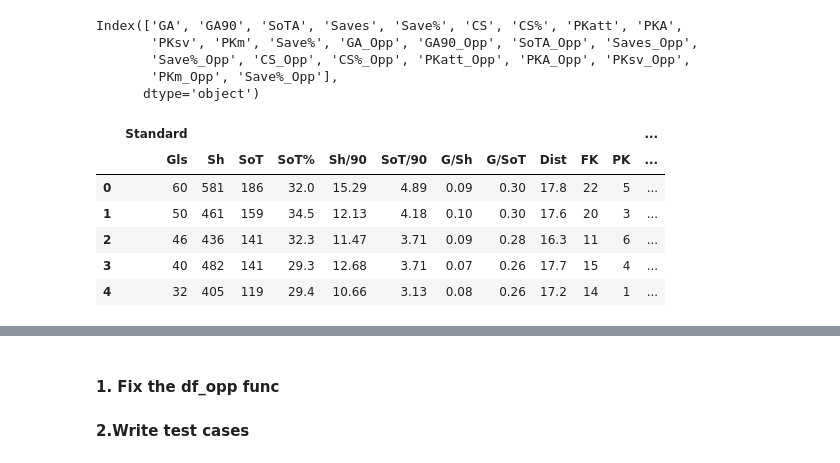
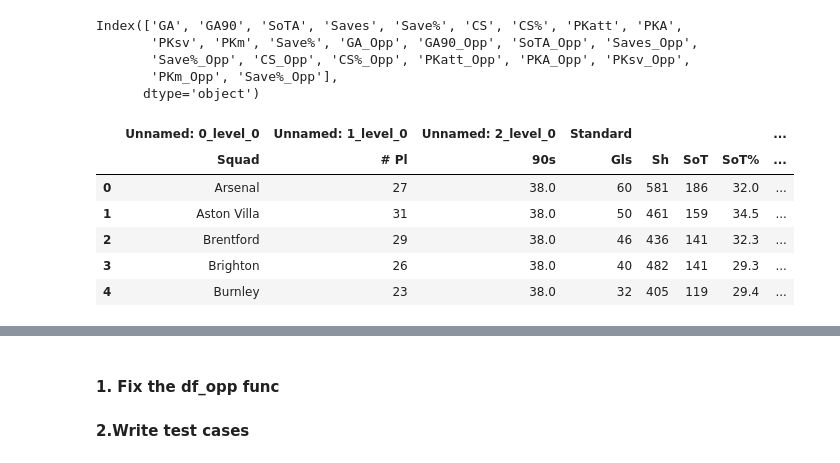
Before and after one commit to p13kara33/FootballData, a Jupyter notebook: footballdata/test_fbref.ipynb, the cells around one changed output, grey strips where cells are left out. Saved outputs shown, nothing was run; the diff lists cells and outputs as text; code cells hidden in the pictures.

```diff
--- a/footballdata/test_fbref.ipynb
+++ b/footballdata/test_fbref.ipynb
@@ -64,16 +64,16 @@ Index(['GA', 'GA90', 'SoTA', 'Saves', 'Save%', 'CS', 'CS%', 'PKatt', 'PKA',
        'PKm_Opp', 'Save%_Opp'],
       dtype='object')
 # %%
-df = my_list[8][["Standard", "Expected"]]
+df = my_list[8].copy()
 df.head()
 # %% [output]
-|  | Standard |  |  |  |  |  |  |  |  |  |  | ... |
-|  | Gls | Sh | SoT | SoT% | Sh/90 | SoT/90 | G/Sh | G/SoT | Dist | FK | PK | ... |
-| 0 | 60 | 581 | 186 | 32.0 | 15.29 | 4.89 | 0.09 | 0.30 | 17.8 | 22 | 5 | ... |
-| 1 | 50 | 461 | 159 | 34.5 | 12.13 | 4.18 | 0.10 | 0.30 | 17.6 | 20 | 3 | ... |
-| 2 | 46 | 436 | 141 | 32.3 | 11.47 | 3.71 | 0.09 | 0.28 | 16.3 | 11 | 6 | ... |
-| 3 | 40 | 482 | 141 | 29.3 | 12.68 | 3.71 | 0.07 | 0.26 | 17.7 | 15 | 4 | ... |
-| 4 | 32 | 405 | 119 | 29.4 | 10.66 | 3.13 | 0.08 | 0.26 | 17.2 | 14 | 1 | ... |
+|  | Unnamed: 0_level_0 | Unnamed: 1_level_0 | Unnamed: 2_level_0 | Standard |  |  |  | ... |
+|  | Squad | # Pl | 90s | Gls | Sh | SoT | SoT% | ... |
+| 0 | Arsenal | 27 | 38.0 | 60 | 581 | 186 | 32.0 | ... |
+| 1 | Aston Villa | 31 | 38.0 | 50 | 461 | 159 | 34.5 | ... |
+| 2 | Brentford | 29 | 38.0 | 46 | 436 | 141 | 32.3 | ... |
+| 3 | Brighton | 26 | 38.0 | 40 | 482 | 141 | 29.3 | ... |
+| 4 | Burnley | 23 | 38.0 | 32 | 405 | 119 | 29.4 | ... |
 # %%
 df_opp = clean_opp_df(my_list[9].copy())
 df_opp.head()
```
Also changed, not shown: parts of 7 cells of this notebook, 1 other file.
